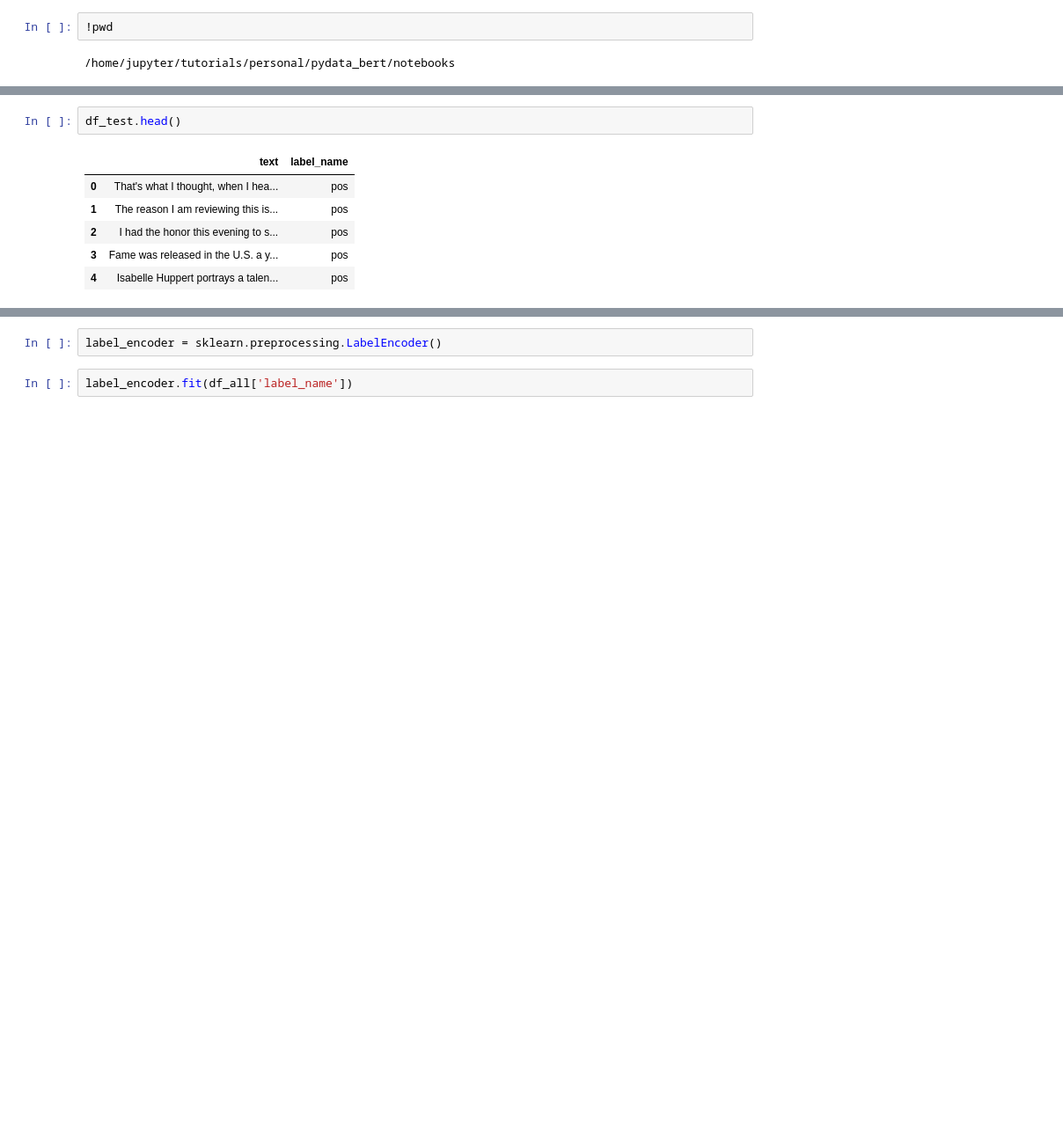
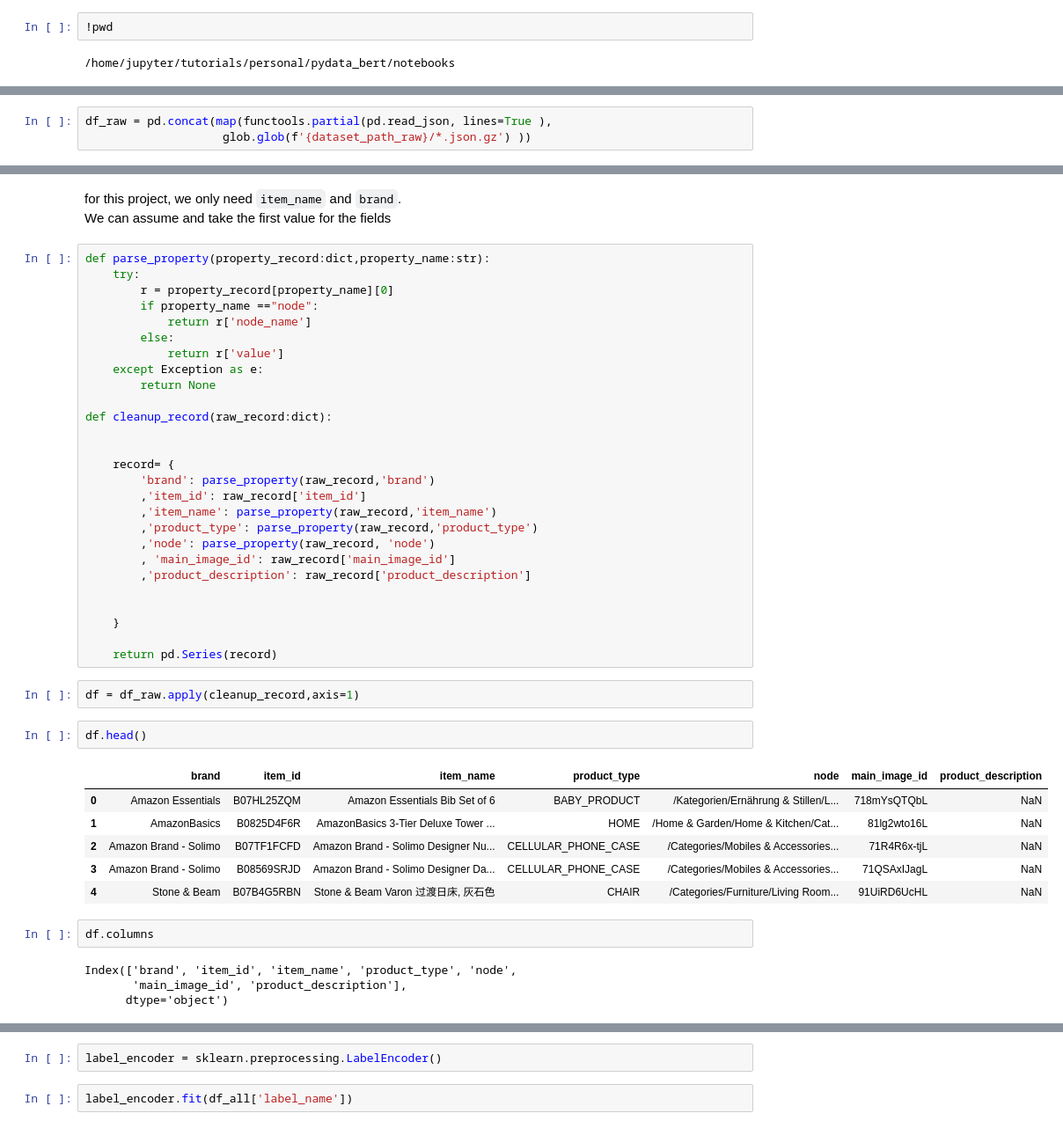
Before and after one commit to npatta01/pytorch-serving-workshop, a Jupyter notebook: notebooks/00_prepare_dataset.ipynb, the cells around one changed output, grey strips where cells are left out. Shown: that part at 88% size. Saved outputs shown, nothing was run; the diff lists cells and outputs as text; blank space fills up the shorter version.

```diff
--- a/notebooks/00_prepare_dataset.ipynb
+++ b/notebooks/00_prepare_dataset.ipynb
@@ -43 +117,4 @@ df_test = imdb_pandas ('../artifacts/dataset_raw/aclImdb/test')
+# %%
+df_raw = pd.concat(map(functools.partial(pd.read_json, lines=True ),
+                    glob.glob(f'{dataset_path_raw}/*.json.gz') ))
 # %%
@@ -52,9 +156,47 @@ df_all.head()
+# %% [markdown]
+for this project, we only need `item_name` and `brand`.
+We can assume and take the first value for the fields
+# %%
+def parse_property(property_record:dict,property_name:str):
+    try:
+        r = property_record[property_name][0]
+        if property_name =="node":
+            return r['node_name']
+        else:
+            return r['value']
+    except Exception as e:
+        return None
+
+def cleanup_record(raw_record:dict):
+
+
+    record= {
+        'brand': parse_property(raw_record,'brand')
+        ,'item_id': raw_record['item_id']
+        ,'item_name': parse_property(raw_record,'item_name')
+        ,'product_type': parse_property(raw_record,'product_type')
+        ,'node': parse_property(raw_record, 'node')
+        , 'main_image_id': raw_record['main_image_id']
+        ,'product_description': raw_record['product_description']
+
+
+    }
+
+    return pd.Series(record)
+# %%
+df = df_raw.apply(cleanup_record,axis=1)
 # %%
-df_test.head()
+df.head()
 # %% [output]
-|  | text | label_name |
-| 0 | That's what I thought, when I hea... | pos |
-| 1 | The reason I am reviewing this is... | pos |
-| 2 | I had the honor this evening to s... | pos |
-| 3 | Fame was released in the U.S. a y... | pos |
-| 4 | Isabelle Huppert portrays a talen... | pos |
+|  | brand | item_id | item_name | product_type | node | main_image_id | product_description |
+| 0 | Amazon Essentials | B07HL25ZQM | Amazon Essentials Bib Set of 6 | BABY_PRODUCT | /Kategorien/Ernährung & Stillen/L... | 718mYsQTQbL | NaN |
+| 1 | AmazonBasics | B0825D4F6R | AmazonBasics 3-Tier Deluxe Tower ... | HOME | /Home & Garden/Home & Kitchen/Cat... | 81lg2wto16L | NaN |
+| 2 | Amazon Brand - Solimo | B07TF1FCFD | Amazon Brand - Solimo Designer Nu... | CELLULAR_PHONE_CASE | /Categories/Mobiles & Accessories... | 71R4R6x-tjL | NaN |
+| 3 | Amazon Brand - Solimo | B08569SRJD | Amazon Brand - Solimo Designer Da... | CELLULAR_PHONE_CASE | /Categories/Mobiles & Accessories... | 71QSAxIJagL | NaN |
+| 4 | Stone & Beam | B07B4G5RBN | Stone & Beam Varon 过渡日床, 灰石色 | CHAIR | /Categories/Furniture/Living Room... | 91UiRD6UcHL | NaN |
+# %%
+df.columns
+# %% [output]
+Index(['brand', 'item_id', 'item_name', 'product_type', 'node',
+       'main_image_id', 'product_description'],
+      dtype='object')
```
Also changed, not shown: parts of 49 cells of this notebook, 6 other files.
